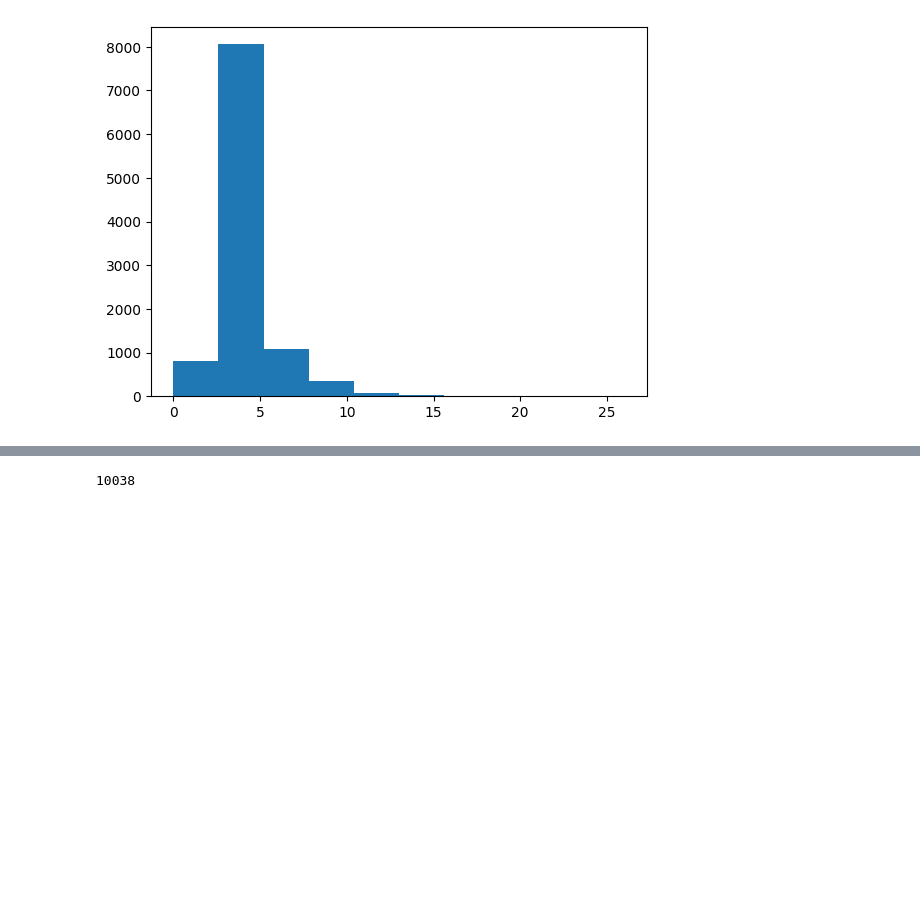
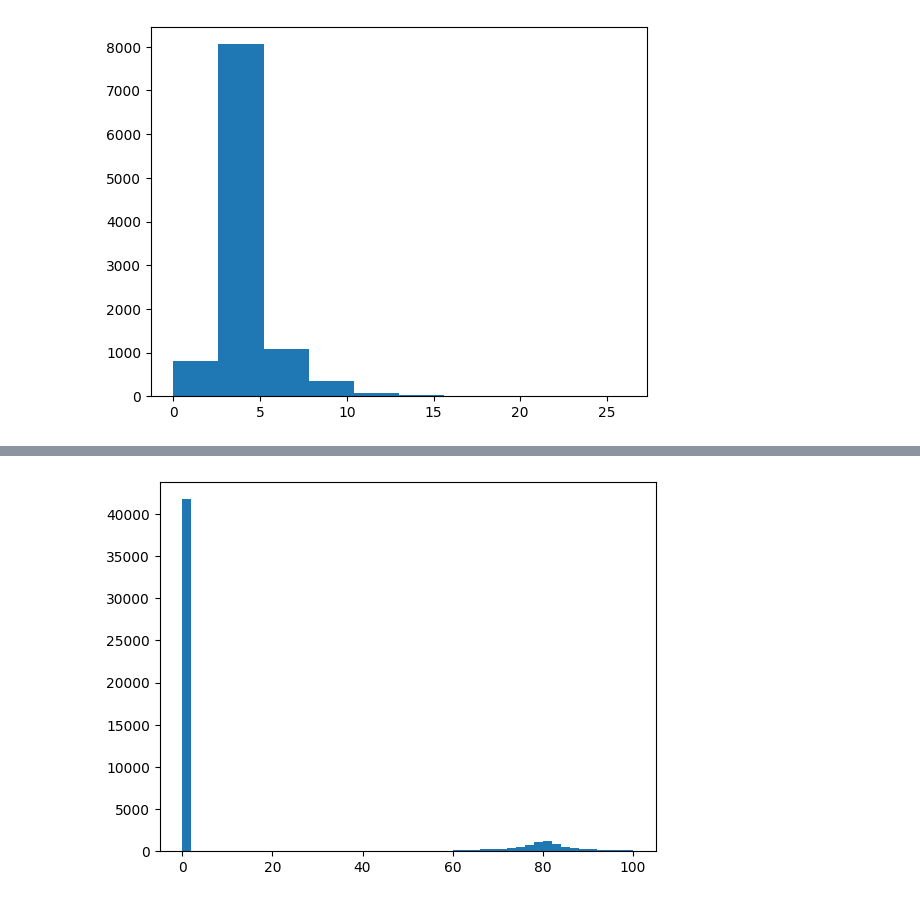
Before and after one commit to GiovanniZago/W3Pi-selection-algorithm, a Jupyter notebook: data-processing/playground.ipynb, the cells around one changed output, grey strips where cells are left out. Drawn from its saved outputs; the diff is of its cells as text; code cells hidden in the pictures; blank space fills up the shorter version.

```diff
--- a/data-processing/playground.ipynb
+++ b/data-processing/playground.ipynb
@@ -54,16 +118,14 @@ plt.hist(histo);
 # %%
-file = DATA_PATH + "l1Nano_WTo3Pion_PU200.hdf5"
+file = DATA_PATH + "l1Nano_WTo3Pion_PU200.125X_v1_reco.hdf5"
 
-counter = 0
+mass_array = []
 
 with h5py.File(file, "r") as f:
-    for grp_name, grp in f.items():
-        if grp.attrs["is_acc"] != 1:
-            continue
+    for _, grp in f.items():
+        if grp["reco_w_mass"]:
+            mass_array.append(grp["reco_w_mass"][...])
 
-        if grp.attrs["is_gm"] != 1:
-            counter += 1
 
-print(counter)
+plt.hist(mass_array, bins=50);
 # %% [output]
-10038
+[figure, added]
```
Also changed, not shown: parts of 7 cells of this notebook, 9 other files.
